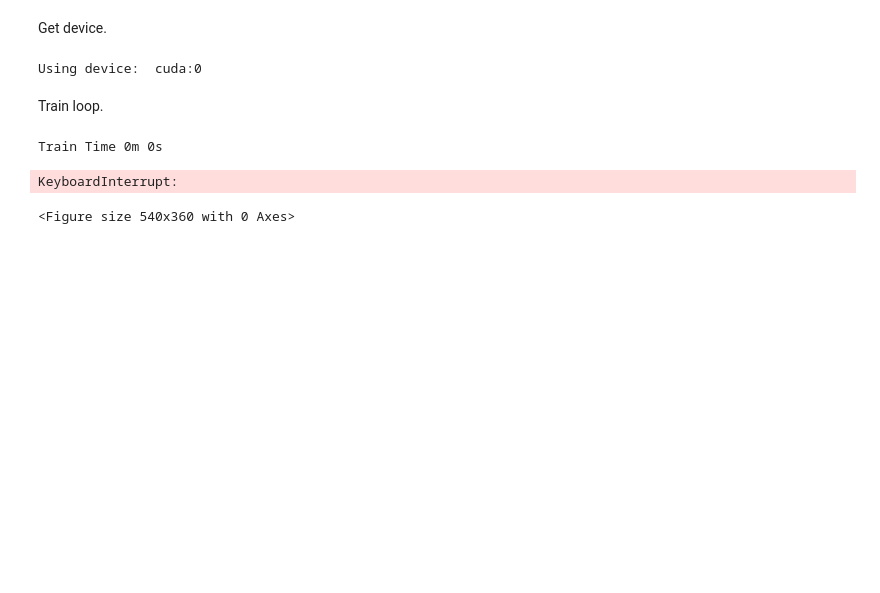
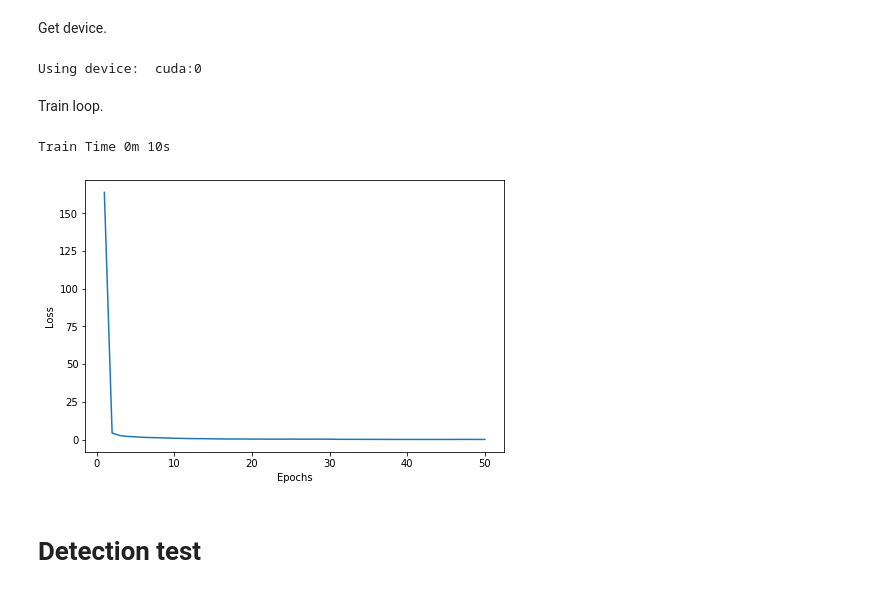
Before and after one commit to AntonJorg/02456-yolo, a Jupyter notebook: yolo.ipynb, the cells around one changed output. Cells and saved outputs as stored; diff of their text form; code cells hidden in the pictures; blank space fills up the shorter version.

Commit message:
Fixed cutoff.  Unbelievable results.

```diff
--- a/yolo.ipynb
+++ b/yolo.ipynb
@@ -68,3 +65,0 @@ torch.Size([1, 3, 416, 416])
-# %%
-# cuda = torch.cuda.is_available()
-device = 'cpu' # device = torch.device('cuda:0' if cuda else 'cpu')
@@ -123,17 +69,16 @@ plt.axis('off')
 CUTOFF = 155
 # Transfer learning (train only YOLO layers)
 for i, (name, p) in enumerate(model.named_parameters()):
-    # print(i, p.shape[0], name)
     # if p.shape[0] != 650:  # not YOLO layer
     #    p.requires_grad = False
-    if i > CUTOFF:
+    if i < CUTOFF:
         p.requires_grad = False
 # %%
-# optimizer = torch.optim.Adam(filter(lambda p: p.requires_grad, model.parameters()))
-optimizer = torch.optim.SGD(
-    filter(lambda p: p.requires_grad, model.parameters()), lr=1e-3,
-    momentum=.9, weight_decay=5e-4, nesterov=True
-)
+optimizer = torch.optim.Adam(filter(lambda p: p.requires_grad, model.parameters()))
+# optimizer = torch.optim.SGD(
+#     filter(lambda p: p.requires_grad, model.parameters()), lr=1e-3,
+#     momentum=.9, weight_decay=5e-4, nesterov=True
+# )
 # %% [markdown]
 Get device.
 # %%
@@ -149,46 +94,53 @@ Using device:  cuda:0
 # %% [markdown]
 Train loop.
 # %%
-N_ITERATIONS = 1000
+N_EPOCHS = 50
 PLOT_EVERY = 1
 
 model.to(device)
 
-plot_dict = {'train_loss': [], 'train_acc': [], 'Iteration': []}
+plot_dict = {'train_loss': [], 'train_acc': [], 'Epoch': []}
 
 # imgs, targets, annotations = next(iter(dataloader))
 # targets = list(map(lambda x: x.type(torch.FloatTensor), targets)) # To correct type.
 
-for epoch in range(1, N_ITERATIONS + 1):
+for epoch in range(1, N_EPOCHS + 1):
     since = time.time()
 
-    imgs, targets, annotations = next(iter(dataloader))
-    targets = list(map(lambda x: x.type(torch.FloatTensor), targets)) # To correct type.
+    # Train
+    losses = []
+    for imgs, targets, annotations in dataloader:
+        targets = list(map(lambda x: x.type(torch.FloatTensor), targets)) # To correct type.
 
-    # Train
-    model.train()
-    optimizer.zero_grad() # Zero gradients
-    loss = model(imgs.to(device), targets, requestPrecision=False)
-    loss.backward()
-    optimizer.step()
+        model.train()
+        optimizer.zero_grad() # Zero gradients
+        loss = model(imgs.to(device), targets, requestPrecision=False)
+        loss.backward()
+        optimizer.step()
+
+        losses.append(loss.cpu().detach().numpy())
+
+
     time_elapsed = time.time() - since
     print('Train Time {:.0f}m {:.0f}s'.format(
         time_elapsed // 60, time_elapsed % 60))
 
+
     if not (epoch - 1) % PLOT_EVERY:
-        plot_dict['Iteration'].append(epoch)
-        plot_dict['train_loss'].append(loss.cpu().detach().numpy())
+        plot_dict['Epoch'].append(epoch)
+        plot_dict['train_loss'].append(np.mean(losses))
         # plot_dict['train_acc'].append(1-trn_err)
         fig, ax = plt.subplots(1, 1, figsize=(7.5, 5))
-        ax.plot(plot_dict['Iteration'], plot_dict['train_loss'])
-        ax.set_xlabel('Iterations')
+        ax.plot(plot_dict['Epoch'], plot_dict['train_loss'])
+        ax.set_xlabel('Epochs')
         ax.set_ylabel('Loss')
         # axs[1].plot(plot_dict['Epoch'], plot_dict['train_acc'])
         # axs[1].set_xlabel('Epochs')
         # axs[1].set_ylabel('Accuracy')
         plt.show()
     clear_output(wait=True)
 # %% [output]
-Train Time 0m 0s
+Train Time 0m 10s
-KeyboardInterrupt:
-<Figure size 540x360 with 0 Axes>
+[figure, added]
+# %% [markdown]
+# Detection test
```
Also changed, not shown: parts of 9 cells of this notebook.
